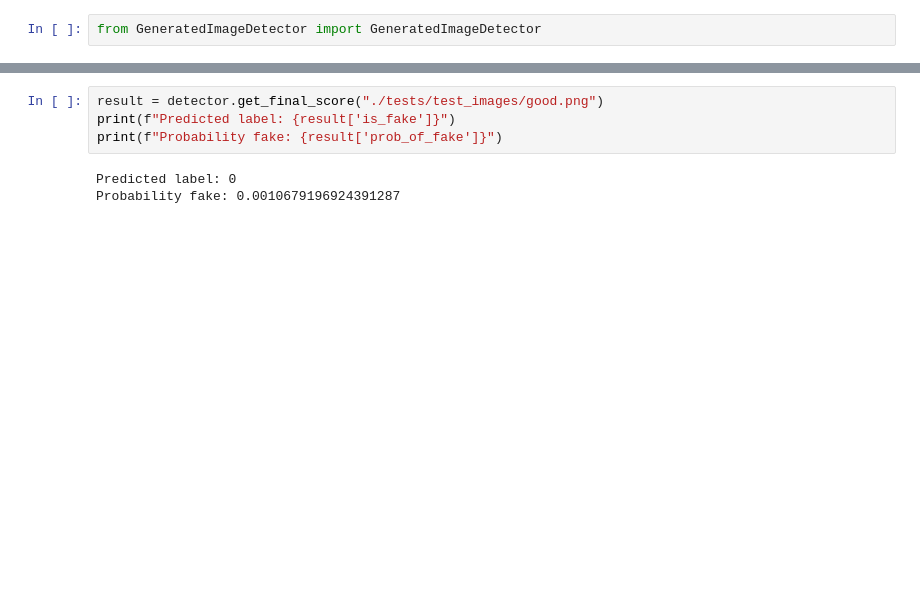
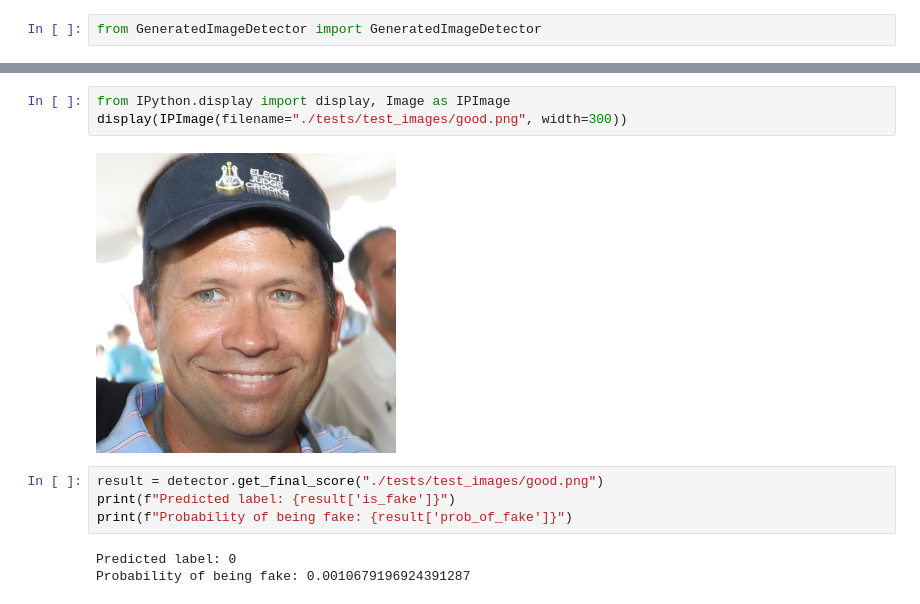
Before and after one commit to levshun/fake_detector, a Jupyter notebook: generating/example.ipynb, the cells around one changed output, grey strips where cells are left out. Cells and saved outputs as stored; diff of their text form; blank space fills up the shorter version.

```diff
--- a/generating/example.ipynb
+++ b/generating/example.ipynb
@@ -20,7 +37,12 @@ Probability fake: 0.9993678887484198
+# %%
+from IPython.display import display, Image as IPImage
+display(IPImage(filename="./tests/test_images/good.png", width=300))
+# %% [output]
+[figure, added]
 # %%
 result = detector.get_final_score("./tests/test_images/good.png")
 print(f"Predicted label: {result['is_fake']}")
-print(f"Probability fake: {result['prob_of_fake']}")
+print(f"Probability of being fake: {result['prob_of_fake']}")
 # %% [output]
 Predicted label: 0
-Probability fake: 0.0010679196924391287
+Probability of being fake: 0.0010679196924391287
```
Also changed, not shown: parts of 6 cells of this notebook, 2 other files.
